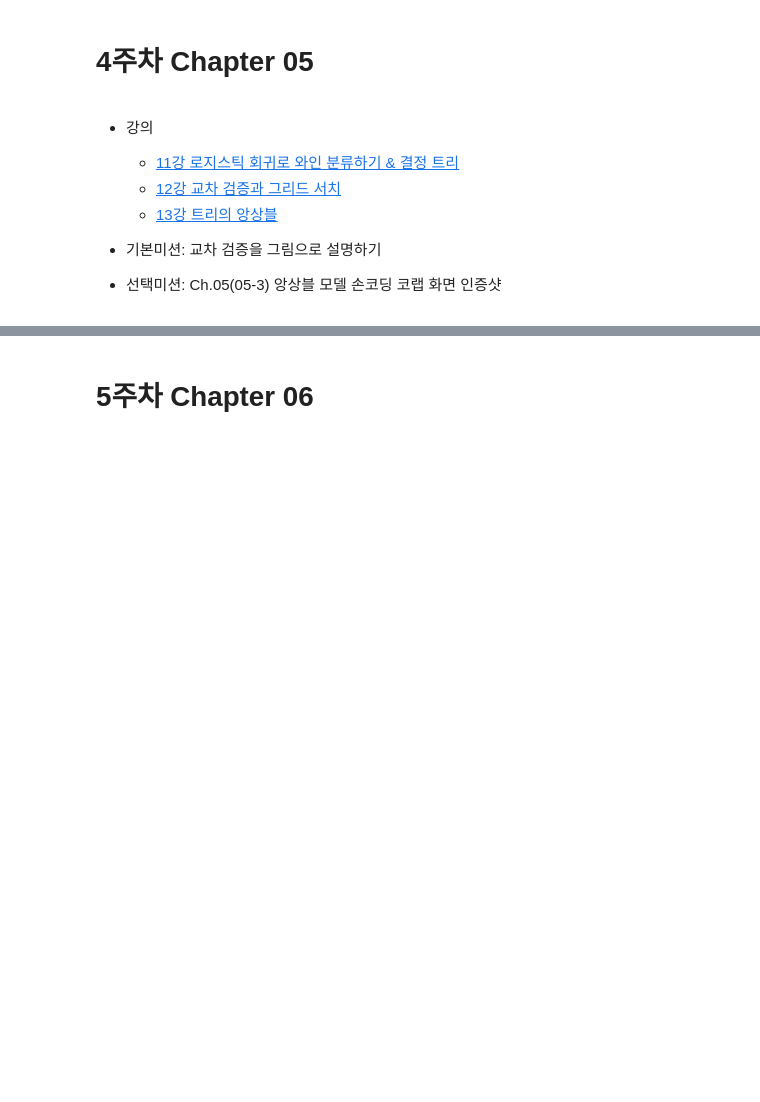
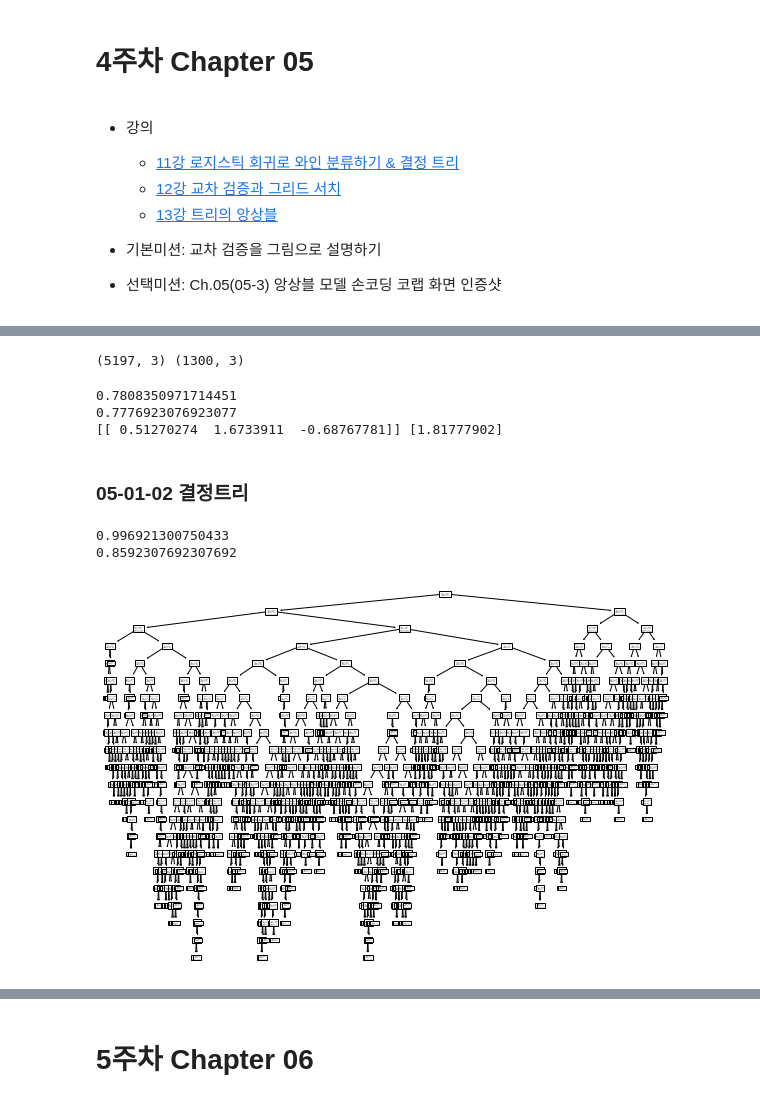
Before and after one commit to progh2/singlestudymldl, a Jupyter notebook: 2022혼공머신.ipynb, the cells around one changed output, grey strips where cells are left out. Cells and saved outputs as stored; diff of their text form; code cells hidden in the pictures; blank space fills up the shorter version.

```diff
--- a/2022혼공머신.ipynb
+++ b/2022혼공머신.ipynb
@@ -1483,0 +1488,4 @@ LinearRegression. 데이터의 경향을 바탕으로 예측하는 것이기 때
+# %%
+import pandas as pd
+wine = pd.read_csv('https://bit.ly/wine-date')
+wine.head()
@@ -1483,0 +1525,46 @@ LinearRegression. 데이터의 경향을 바탕으로 예측하는 것이기 때
+# %%
+data = wine[['alcohol','sugar','pH']].to_numpy()
+target = wine['class'].to_numpy()
+
+from sklearn.model_selection import train_test_split
+train_input, test_input, train_target, test_target = train_test_split(
+    data, target, test_size=0.2, random_state=42)
+print(train_input.shape, test_input.shape)
+
+from sklearn.preprocessing import StandardScaler
+ss = StandardScaler()
+ss.fit(train_input)
+train_scaled = ss.transform(train_input)
+test_scaled = ss.transform(test_input)
+# %% [output]
+(5197, 3) (1300, 3)
+# %%
+from sklearn.linear_model import LogisticRegression
+lr = LogisticRegression()
+lr.fit(train_scaled, train_target)
+print(lr.score(train_scaled, train_target))
+print(lr.score(test_scaled, test_target))
+print(lr.coef_, lr.intercept_)
+# %% [output]
+0.7808350971714451
+0.7776923076923077
+[[ 0.51270274  1.6733911  -0.68767781]] [1.81777902]
+# %% [markdown]
+### 05-01-02 결정트리
+# %%
+from sklearn.tree import DecisionTreeClassifier
+dt = DecisionTreeClassifier(random_state=42)
+dt.fit(train_scaled, train_target)
+print(dt.score(train_scaled, train_target))
+print(dt.score(test_scaled, test_target))
+# %% [output]
+0.996921300750433
+0.8592307692307692
+# %%
+import matplotlib.pyplot as plt
+from sklearn.tree import plot_tree
+plt.figure(figsize=(10,7))
+plot_tree(dt)
+plt.show()
+# %% [output]
+[figure, added]
```
Also changed, not shown: parts of 22 cells of this notebook.
